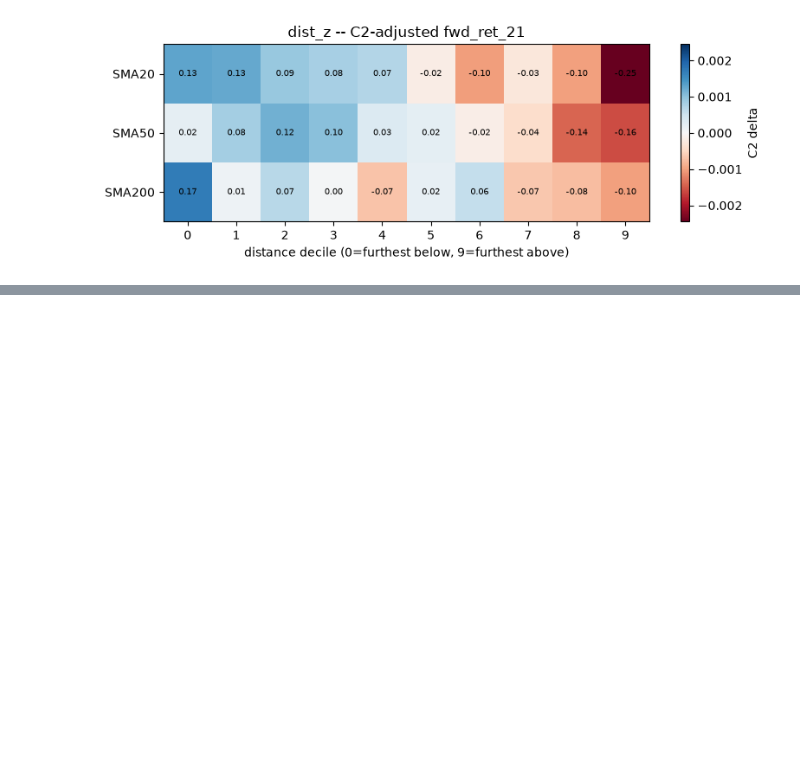
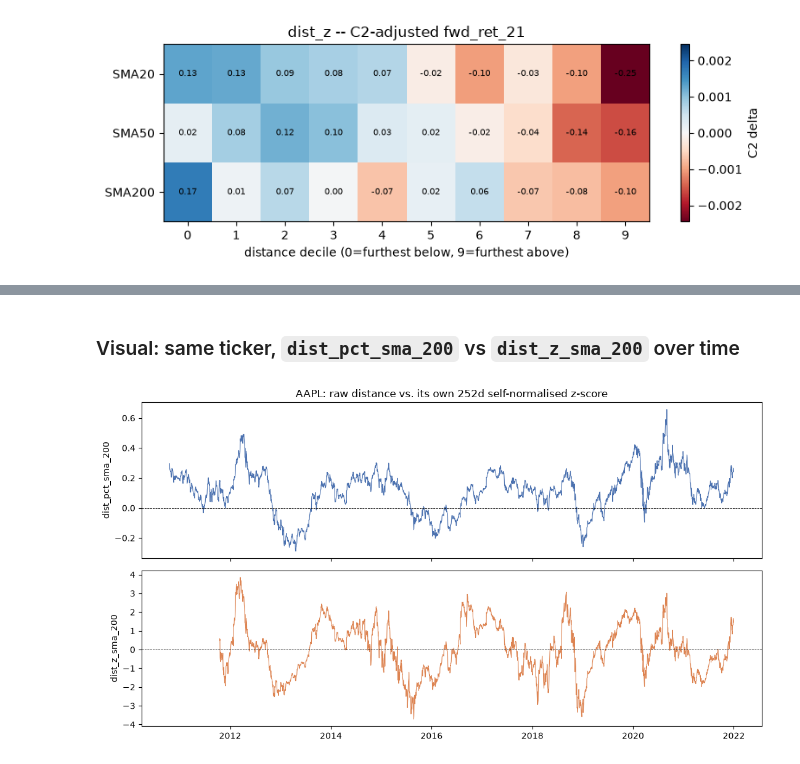
Before and after one commit to omerk1/stocks_analysis, a Jupyter notebook: notebooks/moving_averages_m04_distance.ipynb, the cells around one changed output, grey strips where cells are left out. Saved outputs shown, nothing was run; the diff lists cells and outputs as text; code cells hidden in the pictures; blank space fills up the shorter version.

```diff
--- a/notebooks/moving_averages_m04_distance.ipynb
+++ b/notebooks/moving_averages_m04_distance.ipynb
@@ -209,0 +381,19 @@ pattern surviving C2 matching. M4 is not dead at this pass.
+# %% [markdown]
+### Visual: same ticker, `dist_pct_sma_200` vs `dist_z_sma_200` over time
+# %%
+sample_ticker = "AAPL" if (panel["ticker"] == "AAPL").any() else panel["ticker"].iloc[0]
+g = panel[panel["ticker"] == sample_ticker].sort_values("date")
+
+fig, axes = plt.subplots(2, 1, figsize=(11, 6), sharex=True)
+axes[0].plot(g["date"], g["dist_pct_sma_200"], lw=0.8, color="#4C72B0")
+axes[0].axhline(0, color="black", lw=0.6, ls="--")
+axes[0].set_ylabel("dist_pct_sma_200")
+axes[0].set_title(f"{sample_ticker}: raw distance vs. its own 252d self-normalised z-score")
+
+axes[1].plot(g["date"], g["dist_z_sma_200"], lw=0.8, color="#DD8452")
+axes[1].axhline(0, color="black", lw=0.6, ls="--")
+axes[1].set_ylabel("dist_z_sma_200")
+plt.tight_layout()
+plt.show()
+# %% [output]
+[figure, added]
```
Also changed, not shown: parts of 22 cells of this notebook, 4 other files.
